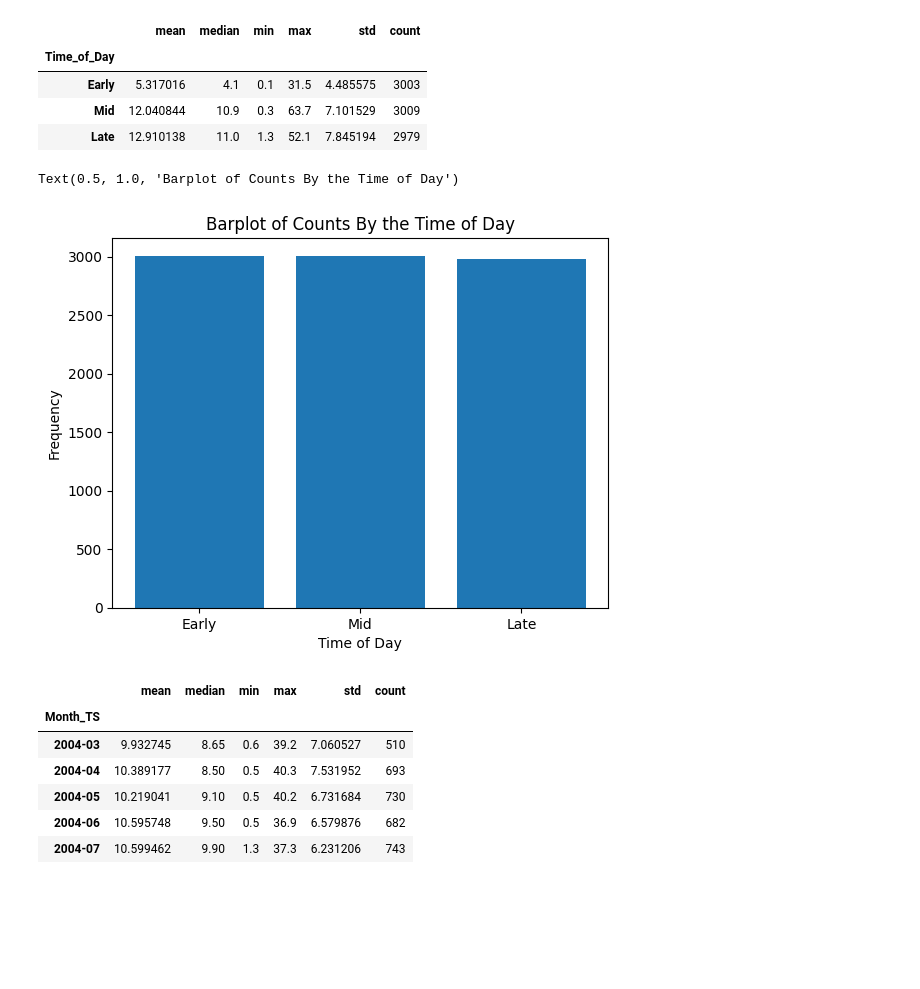
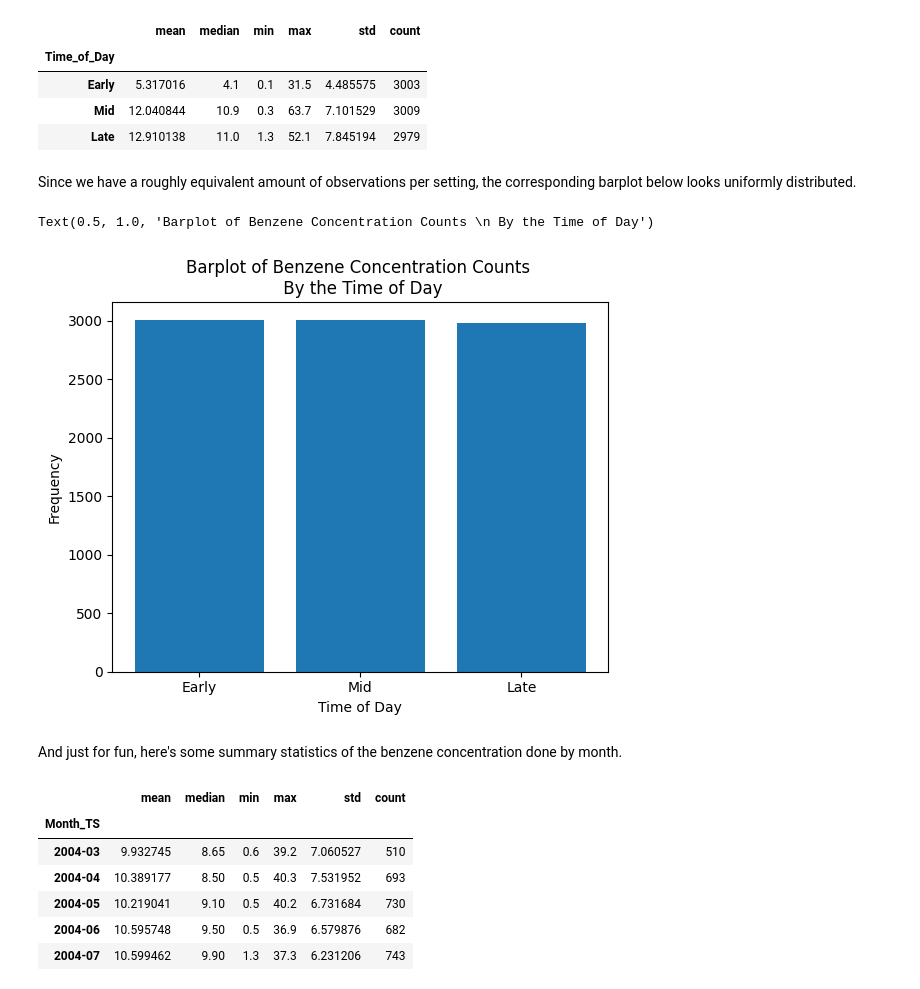
Before and after one commit to cashby-890/ST-554-Project1, a Jupyter notebook: Task2/ST_554_Project_1_Task_2.ipynb, the cells around one changed output. Saved outputs shown, nothing was run; the diff lists cells and outputs as text; code cells hidden in the pictures; blank space fills up the shorter version.

```diff
--- a/Task2/ST_554_Project_1_Task_2.ipynb
+++ b/Task2/ST_554_Project_1_Task_2.ipynb
@@ -279,15 +283,19 @@ aq_cleaned_relevant_data.groupby("Time_of_Day",observed=False)['C6H6(GT)'].agg([
 | Early | 5.317016 | 4.1 | 0.1 | 31.5 | 4.485575 | 3003 |
 | Mid | 12.040844 | 10.9 | 0.3 | 63.7 | 7.101529 | 3009 |
 | Late | 12.910138 | 11.0 | 1.3 | 52.1 | 7.845194 | 2979 |
+# %% [markdown]
+Since we have a roughly equivalent amount of observations per setting, the corresponding barplot below looks uniformly distributed.
 # %%
 benzene_by_time_of_day=aq_cleaned_relevant_data['Time_of_Day'].value_counts()
 plt.bar(x=aq_cleaned_relevant_data.Time_of_Day.cat.categories,height=benzene_by_time_of_day)
 plt.xlabel("Time of Day")
 plt.ylabel("Frequency")
-plt.title("Barplot of Counts By the Time of Day")
+plt.title("Barplot of Benzene Concentration Counts \n By the Time of Day")
 # %% [output]
-Text(0.5, 1.0, 'Barplot of Counts By the Time of Day')
+Text(0.5, 1.0, 'Barplot of Benzene Concentration Counts \n By the Time of Day')
-[figure, old version]
+[figure, new version]
+# %% [markdown]
+And just for fun, here's some summary statistics of the benzene concentration done by month.
 # %%
 aq_cleaned_relevant_data.groupby("Month_TS")['C6H6(GT)'].agg(['mean','median','min','max','std','count'])
 # %% [output]
```
Also changed, not shown: parts of 39 cells of this notebook.
